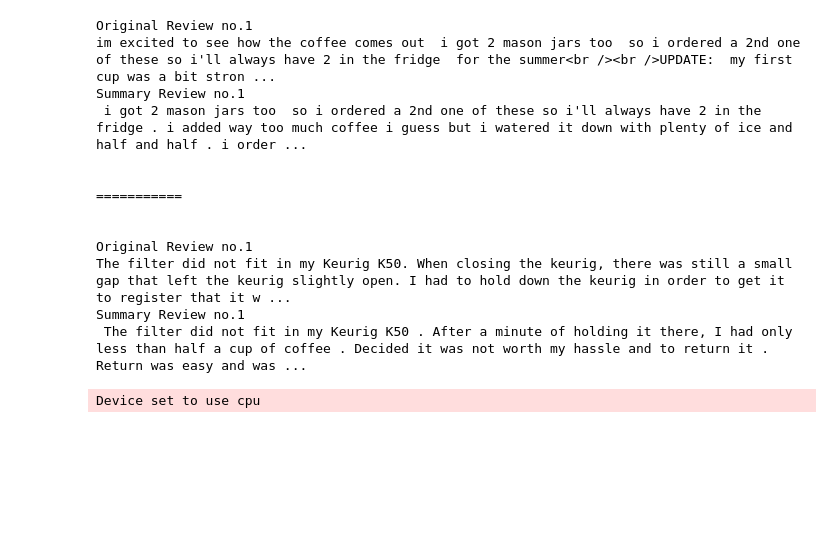
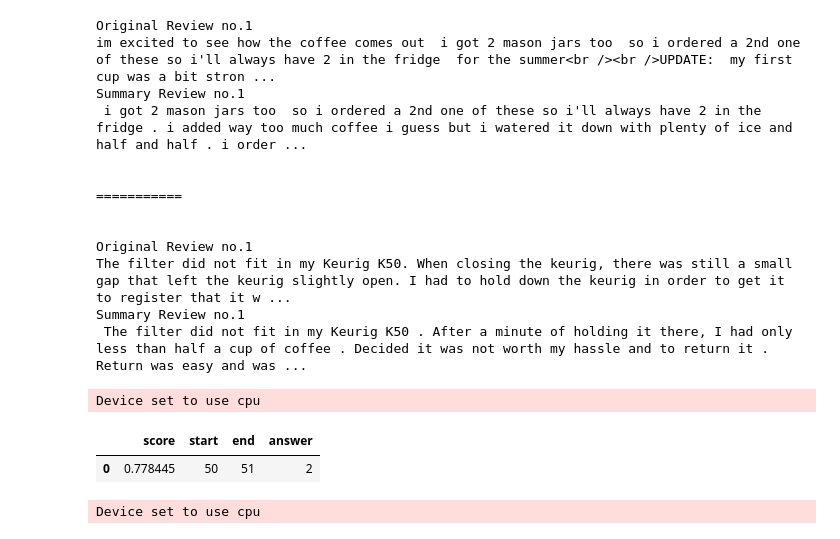
Before and after one commit to Currybon30/COMP262-NLP, a Jupyter notebook: LLM_distilbert.ipynb, the cells around one changed output. Saved outputs shown, nothing was run; the diff lists cells and outputs as text; code cells hidden in the pictures; blank space fills up the shorter version.

Commit message:
update on distilbert

```diff
--- a/LLM_distilbert.ipynb
+++ b/LLM_distilbert.ipynb
@@ -95,6 +152,19 @@ Original Review no.1
 The filter did not fit in my Keurig K50. When closing the keurig, there was still a small gap that left the keurig slightly open. I had to hold down the keurig in order to get it to register that it w ...
 Summary Review no.1
  The filter did not fit in my Keurig K50 . After a minute of holding it there, I had only less than half a cup of coffee . Decided it was not worth my hassle and to return it . Return was easy and was ...
+# %%
+#df['text'][62]
+
+text = report_summaries['text'][0]
+
+reader = pipeline("question-answering",model="distilbert/distilbert-base-cased-distilled-squad")
+question = "How many mason jars are there?"
+outputs = reader(question=question, context=text)
+pd.DataFrame([outputs])
+# %% [output]
+Device set to use cpu
+|  | score | start | end | answer |
+| 0 | 0.778445 | 50 | 51 | 2 |
 # %%
 #df['text'][62]
 
```
Also changed, not shown: parts of 4 cells of this notebook.
